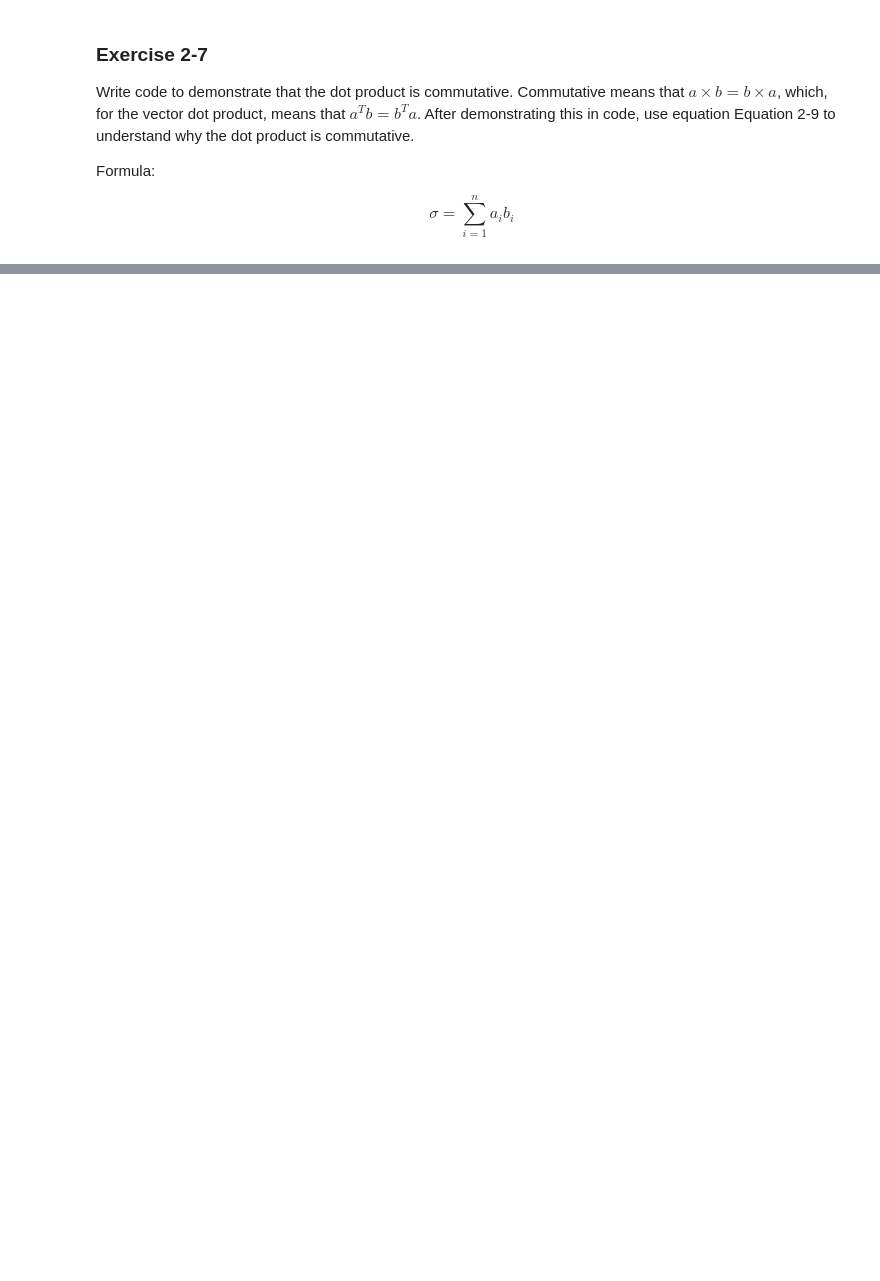
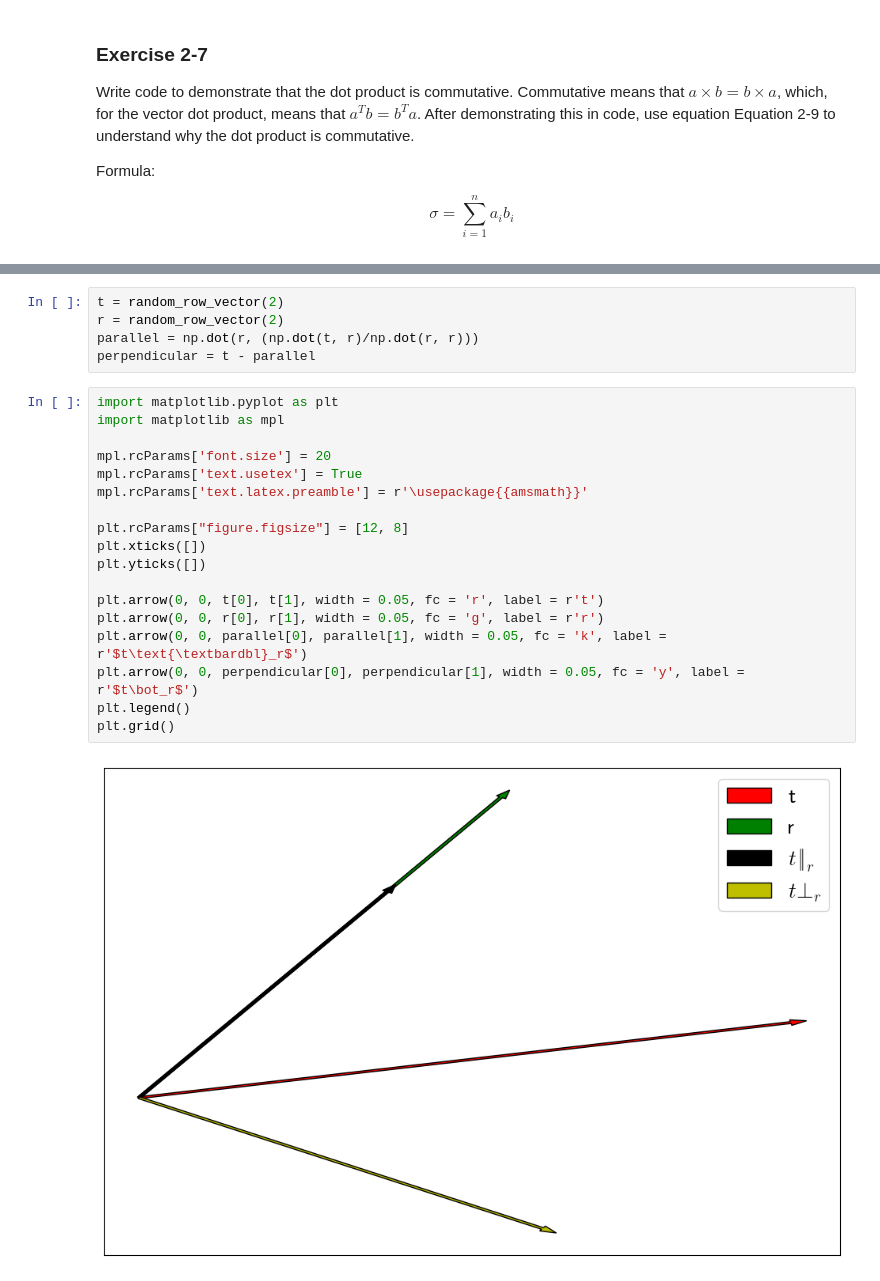
Before and after one commit to mlvhub/quant-learning, a Jupyter notebook: practical-linear-algebra-for-data-science/02-vectors-part-1/02-vectors-part-1.ipynb, the cells around one changed output, grey strips where cells are left out. Saved outputs shown, nothing was run; the diff lists cells and outputs as text; blank space fills up the shorter version.

```diff
--- a/practical-linear-algebra-for-data-science/02-vectors-part-1/02-vectors-part-1.ipynb
+++ b/practical-linear-algebra-for-data-science/02-vectors-part-1/02-vectors-part-1.ipynb
@@ -1002,0 +1142,25 @@ $$
+# %%
+t = random_row_vector(2)
+r = random_row_vector(2)
+parallel = np.dot(r, (np.dot(t, r)/np.dot(r, r)))
+perpendicular = t - parallel
+# %%
+import matplotlib.pyplot as plt
+import matplotlib as mpl
+
+mpl.rcParams['font.size'] = 20
+mpl.rcParams['text.usetex'] = True
+mpl.rcParams['text.latex.preamble'] = r'\usepackage{{amsmath}}'
+
+plt.rcParams["figure.figsize"] = [12, 8]
+plt.xticks([])
+plt.yticks([])
+
+plt.arrow(0, 0, t[0], t[1], width = 0.05, fc = 'r', label = r't')
+plt.arrow(0, 0, r[0], r[1], width = 0.05, fc = 'g', label = r'r')
+plt.arrow(0, 0, parallel[0], parallel[1], width = 0.05, fc = 'k', label = r'$t\text{\textbardbl}_r$')
+plt.arrow(0, 0, perpendicular[0], perpendicular[1], width = 0.05, fc = 'y', label = r'$t\bot_r$')
+plt.legend()
+plt.grid()
+# %% [output]
+[figure, added]
```
Also changed, not shown: parts of 26 cells of this notebook, 2 other files.
